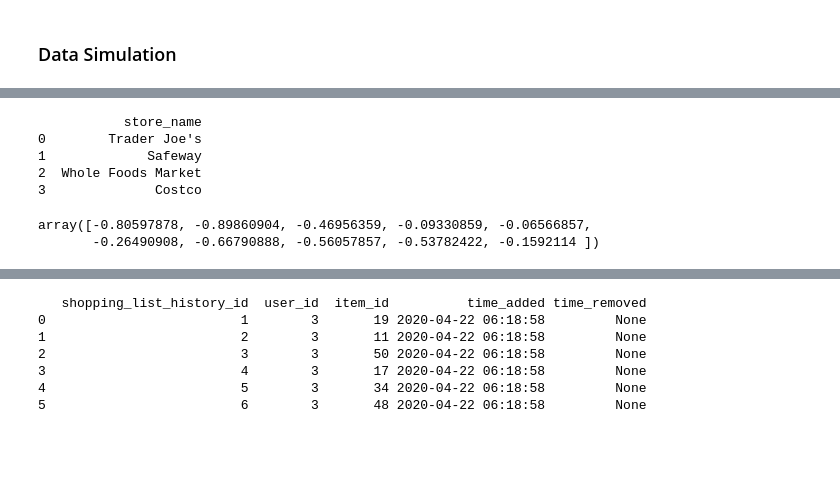
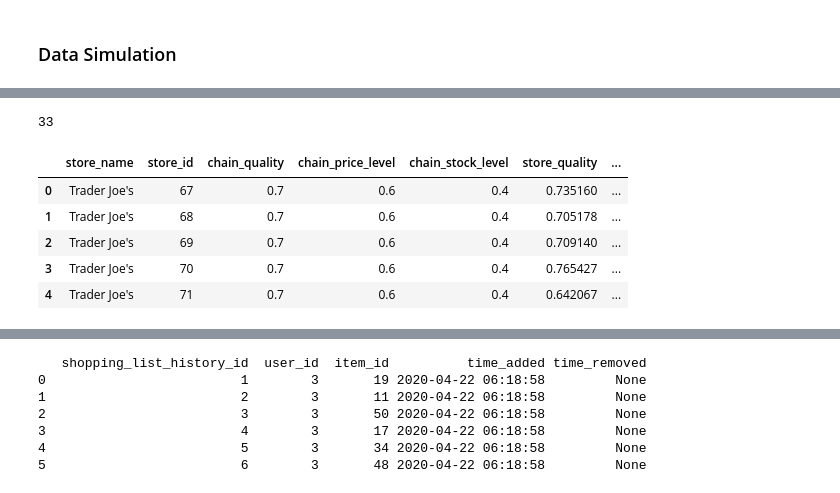
Before and after one commit to RDMoore95/CrowdSourceShopping, a Jupyter notebook: reco_engine/mysql_test.ipynb, the cells around one changed output, grey strips where cells are left out. Saved outputs shown, nothing was run; the diff lists cells and outputs as text; code cells hidden in the pictures; blank space fills up the shorter version.

```diff
--- a/reco_engine/mysql_test.ipynb
+++ b/reco_engine/mysql_test.ipynb
@@ -242,0 +342,8 @@ print(df)
+# %%
+# Get individual stores
+stores = pd.read_sql('SELECT DISTINCT store_name, store_id FROM Store', con=db_connection)
+
+# Join on
+stores = stores.join(chains.set_index('store_name'), on='store_name')
+
+stores.head()
@@ -243,13 +357,21 @@ print(df)
+# %%
+stores.shape[0]
+# %% [output]
+33
+# %%
+# Randomly move individual store attributes around overalll chain ones
+stores['store_quality'] = stores['chain_quality'] + np.random.normal(0, 0.05, stores.shape[0])
+stores['store_price_level'] = stores['chain_price_level'] + np.random.normal(0, 0.05, stores.shape[0])
+stores['store_stock_level'] = stores['chain_stock_level'] + np.random.normal(0, 0.05, stores.shape[0])
+# %%
+stores.head()
+# %% [output]
+|  | store_name | store_id | chain_quality | chain_price_level | chain_stock_level | store_quality | ... |
+| 0 | Trader Joe's | 67 | 0.7 | 0.6 | 0.4 | 0.735160 | ... |
+| 1 | Trader Joe's | 68 | 0.7 | 0.6 | 0.4 | 0.705178 | ... |
+| 2 | Trader Joe's | 69 | 0.7 | 0.6 | 0.4 | 0.709140 | ... |
+| 3 | Trader Joe's | 70 | 0.7 | 0.6 | 0.4 | 0.765427 | ... |
+| 4 | Trader Joe's | 71 | 0.7 | 0.6 | 0.4 | 0.642067 | ... |
 # %%
-# Get distinct chains
-store_names = pd.read_sql('SELECT DISTINCT store_name FROM Store', con=db_connection)
-print(store_names)
-
-#
-stores_names['store_quality'] = 0
+# Get store feedback categories
+store_feedback = pd.read_sql('SELECT * FROM Store_Feedback_Category', con=db_connection)
-# %% [output]
-           store_name
-0        Trader Joe's
-1             Safeway
-2  Whole Foods Market
-3              Costco
@@ -258,5 +377,0 @@ s = np.random.uniform(-1,0,10)
-# %%
-s
-# %% [output]
-array([-0.80597878, -0.89860904, -0.46956359, -0.09330859, -0.06566857,
-       -0.26490908, -0.66790888, -0.56057857, -0.53782422, -0.1592114 ])
```
Also changed, not shown: parts of 12 cells of this notebook, 1 other file.
